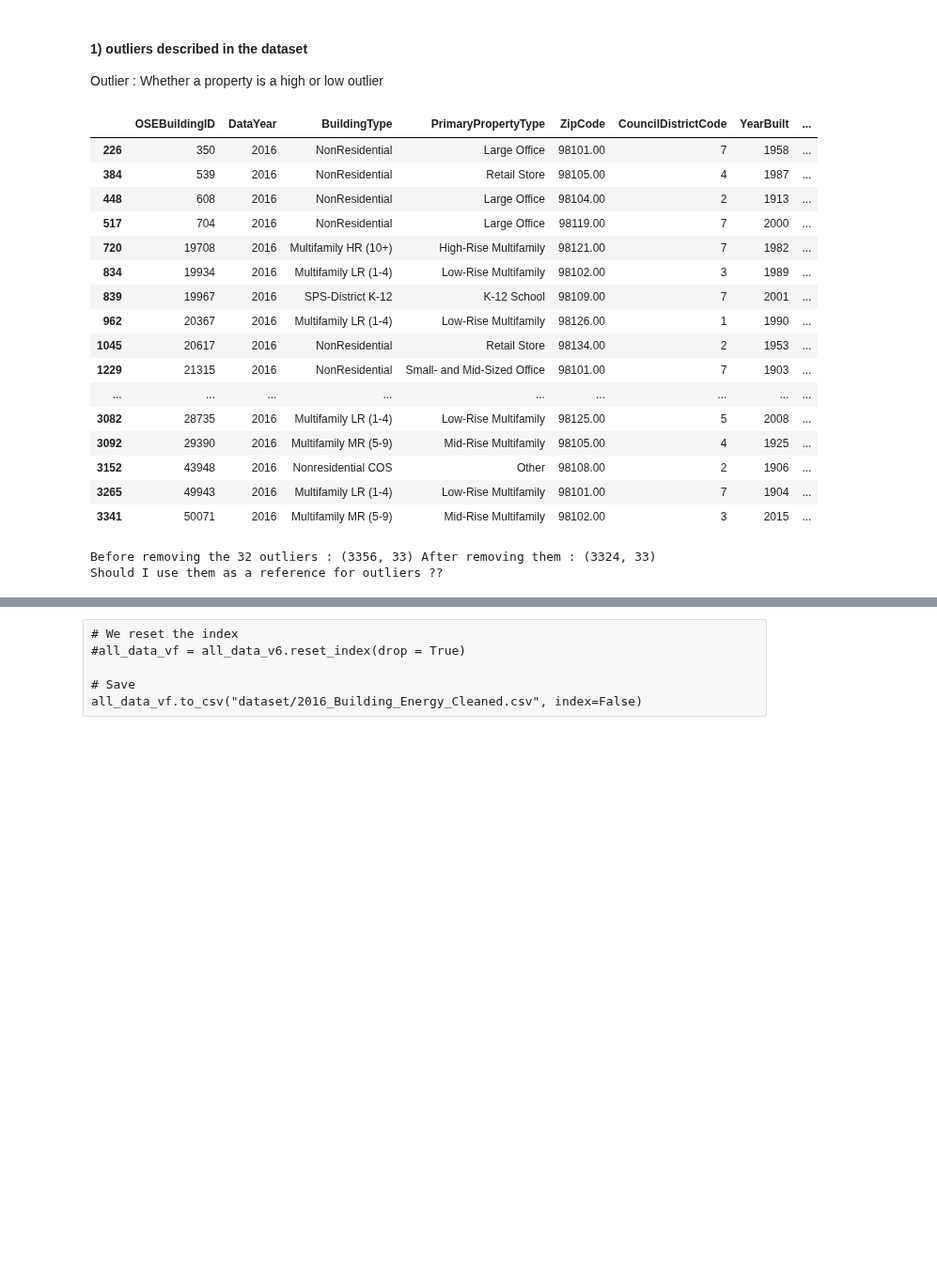
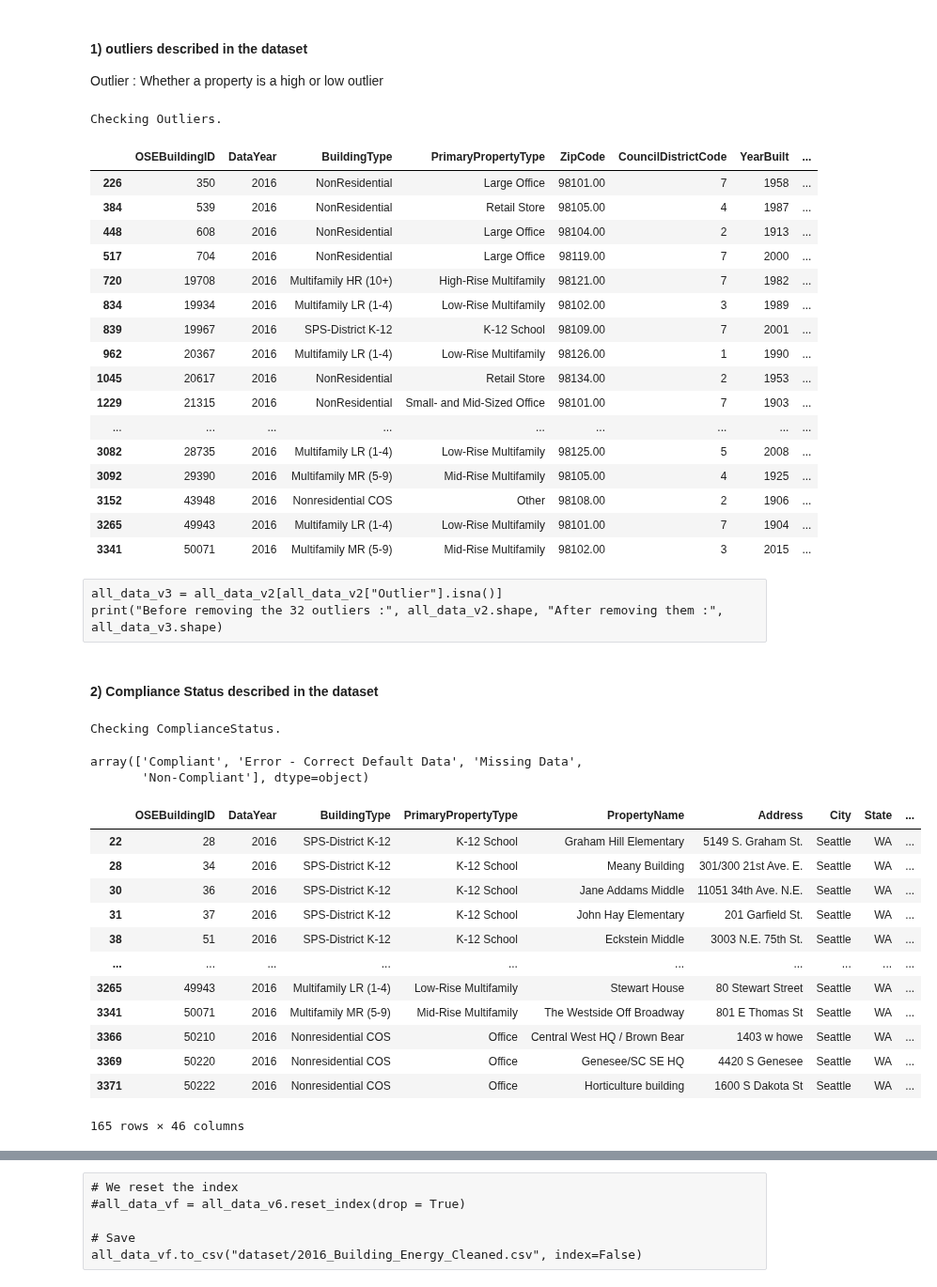
Before and after one commit to oumeima-elgharbi/P4_Data_Science_OpenClassrooms, a Jupyter notebook: P4_01_preprocess.ipynb, the cells around one changed output, grey strips where cells are left out. Shown at 94% size. Cells and saved outputs as stored; diff of their text form; code cells hidden in the pictures; blank space fills up the shorter version.

```diff
--- a/P4_01_preprocess.ipynb
+++ b/P4_01_preprocess.ipynb
@@ -190,18 +148,0 @@ print(all_primary_types, end='\n\n')
-# %%
-#building_types_to_drop = ["Multifamily LR (1-4)", "Multifamily MR (5-9)", "Multifamily HR (10+)"]
-primary_property_type_to_drop = ["Mid-Rise Multifamily", "Senior Care Community", "Residence Hall", "Low-Rise Multifamily", "High-Rise Multifamily"]
-largest_property_use_type_to_drop = ["Other - Lodging/Residential"]
-
-print("We don't use the BuildingType since the use of building can be an office even if the building type is a Multifamily building.")
-#test = all_data[all_data["PrimaryPropertyType"].isin(primary_property_type_to_drop) | all_data["LargestPropertyUseType"].isin(largest_property_use_type_to_drop)]
-test = all_data[~all_data["PrimaryPropertyType"].isin(primary_property_type_to_drop)]
-"Multifamily Housing", "Senior Care Community", "Other - Lodging/Residential", "Residence Hall/Dormitory", "Residential Care Facility"
-
-l = []
-for index, row in test.iterrows():
-    x = str(row["BuildingType"]) + " ; " + str(row["PrimaryPropertyType"]) + " ; " + str(row["LargestPropertyUseType"])
-    l.append(x)
-
-b = set(l)
-len(b)
-b
@@ -398,9 +293,6 @@ We select the interesting features that will help us predict the energy consumpt
 # %%
-columns_to_drop = ["PropertyName", "ListOfAllPropertyUseTypes", "Address", "City", "State", "TaxParcelIdentificationNumber", "Neighborhood", "YearsENERGYSTARCertified", "DefaultData", "Comments", "ComplianceStatus", "Latitude", "Longitude"]
+columns_to_drop = ["PropertyName", "ListOfAllPropertyUseTypes", "Address", "City", "State", "TaxParcelIdentificationNumber", "Neighborhood", "YearsENERGYSTARCertified", "DefaultData", "Comments", "Latitude", "Longitude"]
 
 print("We remove latitude and longitude so that our algorithm won't have too much features. We will localize the buildings based on the Zip Code and the Council District Code.")
 # %% [output]
 We remove latitude and longitude so that our algorithm won't have too much features. We will localize the buildings based on the Zip Code and the Council District Code.
-# %%
-all_data_v1 = all_data_v1.drop(columns=columns_to_drop)
-display(all_data_v1)
@@ -420,0 +299,13 @@ display(all_data_v1)
+# %%
+def drop_selected_features(data_frame, list_features_to_drop):
+    """
+
+    :param data_frame:
+    :param list_features_to_drop:
+    :return:
+    """
+    df = data_frame.drop(columns=list_features_to_drop)
+    return df
+
+all_data_v1 = drop_selected_features(all_data_v1, columns_to_drop)
+display(all_data_v1)
@@ -497,11 +402,14 @@ We have also filled the Second and Third Property USe Type by "None".
 
 Outlier : Whether a property is a high or low outlier
 # %%
+print("Checking Outliers.")
+
 # We have a column called "Outlier" in which we have 32 buildings which are considered outliers.
 outliers_examples = all_data_v2[~all_data_v2["Outlier"].isna()]
 
 display(outliers_examples)
 # %% [output]
+Checking Outliers.
 |  | OSEBuildingID | DataYear | BuildingType | PrimaryPropertyType | ZipCode | CouncilDistrictCode | YearBuilt | ... |
 | 226 | 350 | 2016 | NonResidential | Large Office | 98101.00 | 7 | 1958 | ... |
 | 384 | 539 | 2016 | NonResidential | Retail Store | 98105.00 | 4 | 1987 | ... |
@@ -519,12 +427,33 @@ display(outliers_examples)
 | 3152 | 43948 | 2016 | Nonresidential COS | Other | 98108.00 | 2 | 1906 | ... |
 | 3265 | 49943 | 2016 | Multifamily LR (1-4) | Low-Rise Multifamily | 98101.00 | 7 | 1904 | ... |
 | 3341 | 50071 | 2016 | Multifamily MR (5-9) | Mid-Rise Multifamily | 98102.00 | 3 | 2015 | ... |
-# %%
-
-all_data_v3 = all_data_v2[all_data_v2["Outlier"].isna()]
-print("Before removing the 32 outliers :", all_data_v2.shape, "After removing them :", all_data_v3.shape)
-
-print("Should I use them as a reference for outliers ??")
-# %% [output]
-Before removing the 32 outliers : (3356, 33) After removing them : (3324, 33)
-Should I use them as a reference for outliers ??
+# %% [raw]
+all_data_v3 = all_data_v2[all_data_v2["Outlier"].isna()]
+print("Before removing the 32 outliers :", all_data_v2.shape, "After removing them :", all_data_v3.shape)
+# %% [markdown]
+#### 2) Compliance Status described in the dataset
+# %%
+print("Checking ComplianceStatus.")
+display(all_data_v2["ComplianceStatus"].unique())
+
+non_compliant_status = ['Error - Correct Default Data', 'Missing Data', 'Non-Compliant']
+
+non_compliant_buildings = all_data[all_data["ComplianceStatus"].isin(non_compliant_status)]
+display(non_compliant_buildings)
+# %% [output]
+Checking ComplianceStatus.
+array(['Compliant', 'Error - Correct Default Data', 'Missing Data',
+       'Non-Compliant'], dtype=object)
+|  | OSEBuildingID | DataYear | BuildingType | PrimaryPropertyType | PropertyName | Address | City | State | ... |
+| 22 | 28 | 2016 | SPS-District K-12 | K-12 School | Graham Hill Elementary | 5149 S. Graham St. | Seattle | WA | ... |
+| 28 | 34 | 2016 | SPS-District K-12 | K-12 School | Meany Building | 301/300 21st Ave. E. | Seattle | WA | ... |
+| 30 | 36 | 2016 | SPS-District K-12 | K-12 School | Jane Addams Middle | 11051 34th Ave. N.E. | Seattle | WA | ... |
+| 31 | 37 | 2016 | SPS-District K-12 | K-12 School | John Hay Elementary | 201 Garfield St. | Seattle | WA | ... |
+| 38 | 51 | 2016 | SPS-District K-12 | K-12 School | Eckstein Middle | 3003 N.E. 75th St. | Seattle | WA | ... |
+| ... | ... | ... | ... | ... | ... | ... | ... | ... | ... |
+| 3265 | 49943 | 2016 | Multifamily LR (1-4) | Low-Rise Multifamily | Stewart House | 80 Stewart Street | Seattle | WA | ... |
+| 3341 | 50071 | 2016 | Multifamily MR (5-9) | Mid-Rise Multifamily | The Westside Off Broadway | 801 E Thomas St | Seattle | WA | ... |
+| 3366 | 50210 | 2016 | Nonresidential COS | Office | Central West HQ / Brown Bear | 1403 w howe | Seattle | WA | ... |
+| 3369 | 50220 | 2016 | Nonresidential COS | Office | Genesee/SC SE HQ | 4420 S Genesee | Seattle | WA | ... |
+| 3371 | 50222 | 2016 | Nonresidential COS | Office | Horticulture building | 1600 S Dakota St | Seattle | WA | ... |
+165 rows × 46 columns
```
Also changed, not shown: parts of 59 cells of this notebook, 3 other files.
